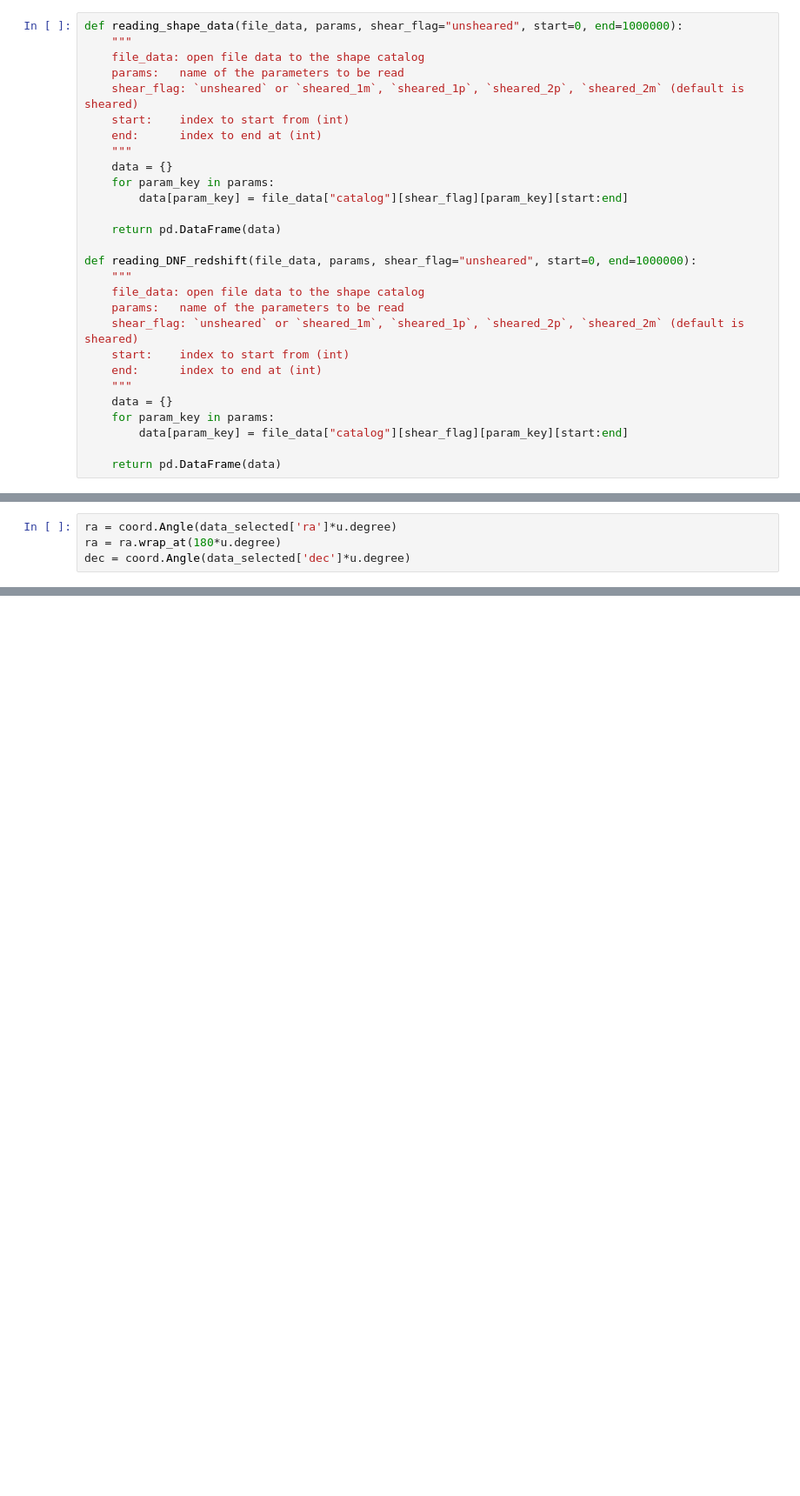
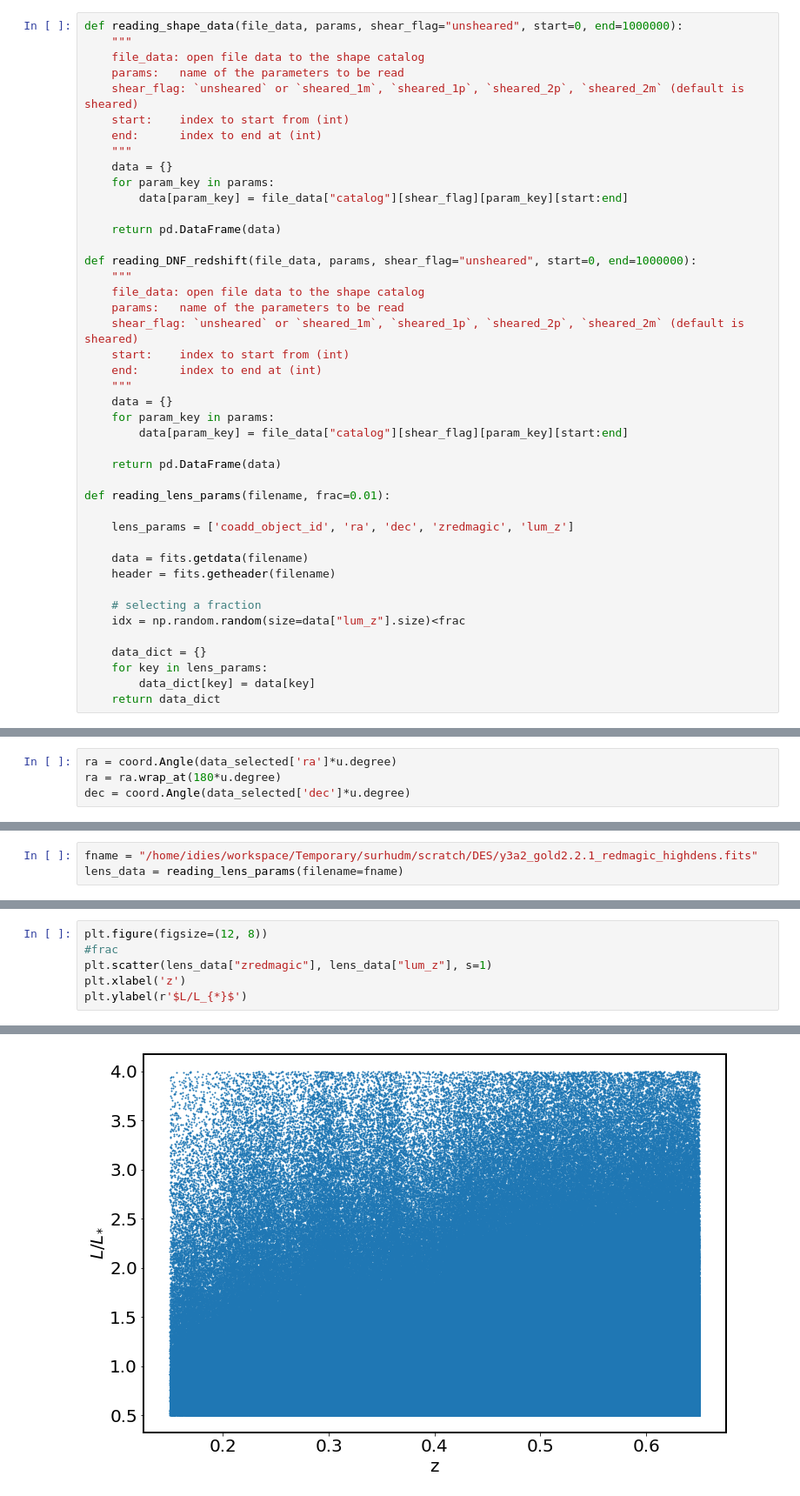
Before and after one commit to msssivadas10/icts-p7-code, a Jupyter notebook: reading_data_shape_redshift_catalog.ipynb, the cells around one changed output, grey strips where cells are left out. Shown at 87% size. Cells and saved outputs as stored; diff of their text form; blank space fills up the shorter version.

```diff
--- a/reading_data_shape_redshift_catalog.ipynb
+++ b/reading_data_shape_redshift_catalog.ipynb
@@ -47,4 +47,19 @@ def reading_DNF_redshift(file_data, params, shear_flag="unsheared", start=0, end
         data[param_key] = file_data["catalog"][shear_flag][param_key][start:end]
 
     return pd.DataFrame(data)
+
+def reading_lens_params(filename, frac=0.01):
+
+    lens_params = ['coadd_object_id', 'ra', 'dec', 'zredmagic', 'lum_z']
+
+    data = fits.getdata(filename)
+    header = fits.getheader(filename)
+
+    # selecting a fraction
+    idx = np.random.random(size=data["lum_z"].size)<frac
+
+    data_dict = {}
+    for key in lens_params:
+        data_dict[key] = data[key]
+    return data_dict
 # %%
@@ -144,0 +157,3 @@ ax.scatter(ra.radian, dec.radian)
+# %%
+fname = "/home/idies/workspace/Temporary/surhudm/scratch/DES/y3a2_gold2.2.1_redmagic_highdens.fits"
+lens_data = reading_lens_params(filename=fname)
@@ -144,0 +171,7 @@ ax.scatter(ra.radian, dec.radian)
+# %%
+plt.figure(figsize=(12, 8))
+#frac
+plt.scatter(lens_data["zredmagic"], lens_data["lum_z"], s=1)
+plt.xlabel('z')
+plt.ylabel(r'$L/L_{*}$')
+# %% [output]
@@ -144,0 +179 @@ ax.scatter(ra.radian, dec.radian)
+[figure, added]
```
Also changed, not shown: parts of 10 cells of this notebook, 1 other file.
